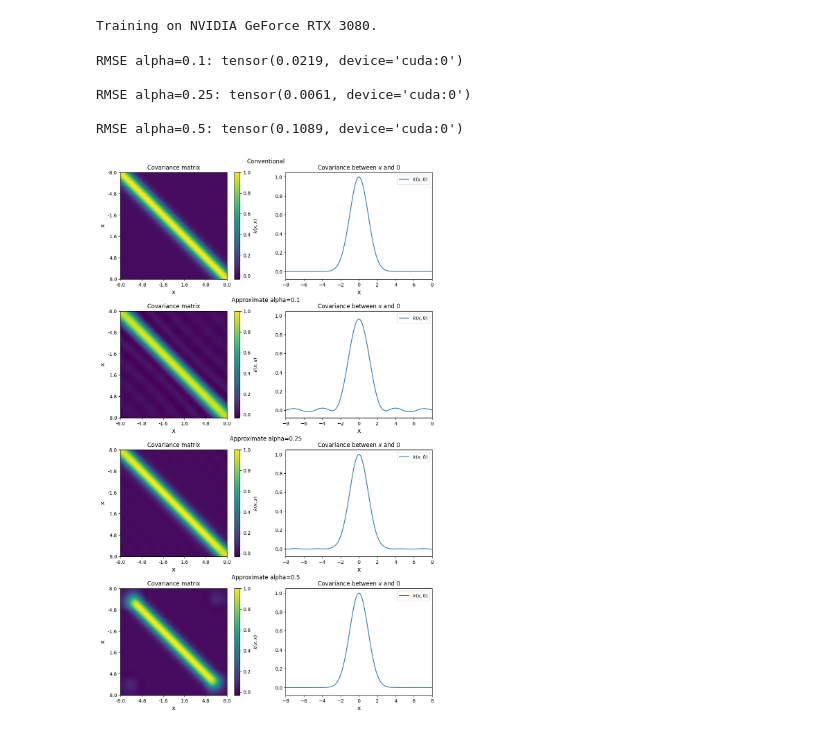
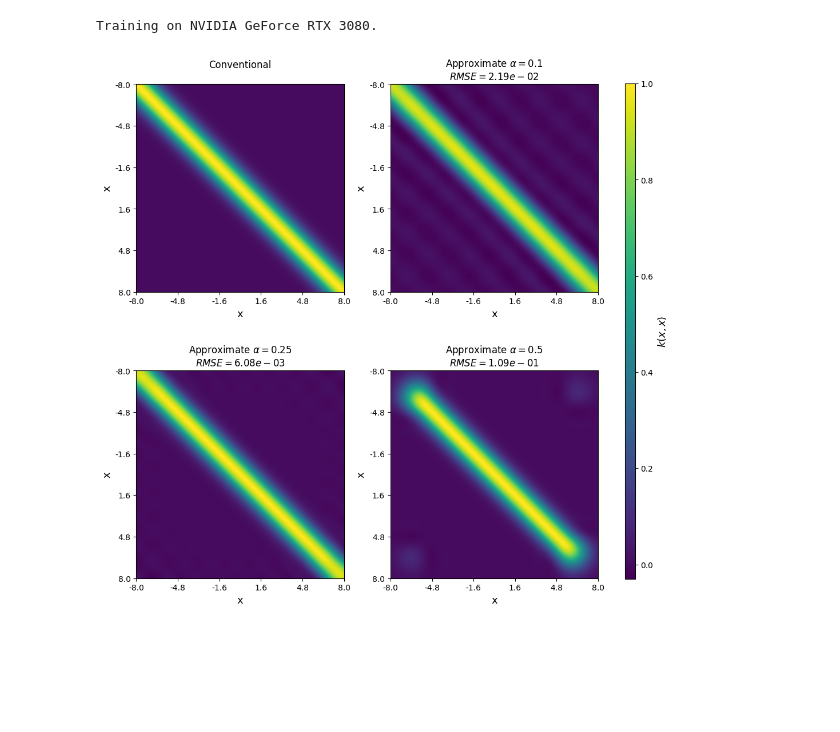
Before and after one commit to Cef0PT/famgpytorch, a Jupyter notebook: playground/visualising_alpha_value.ipynb, the cells around one changed output. Cells and saved outputs as stored; diff of their text form; code cells hidden in the pictures; blank space fills up the shorter version.

Commit message:
plot covar matrix for three different alpha values

```diff
--- a/playground/visualising_alpha_value.ipynb
+++ b/playground/visualising_alpha_value.ipynb
@@ -59,66 +59,56 @@ approx_model.covar_module.lengthscale = 1
 # %%
 with torch.no_grad():
     conv_f_train = conv_model(train_x)
     conv_train_covar = conv_f_train.covariance_matrix
 
     approx_model.covar_module.alpha = 0.1
     approx_f_train_0_1 = approx_model(train_x)
     approx_train_covar_0_1 = approx_f_train_0_1.covariance_matrix
 
     approx_model.covar_module.alpha = 0.25
     approx_f_train_0_25 = approx_model(train_x)
     approx_train_covar_0_25 = approx_f_train_0_25.covariance_matrix
 
     approx_model.covar_module.alpha = 0.5
     approx_f_train_0_5 = approx_model(train_x)
     approx_train_covar_0_5 = approx_f_train_0_5.covariance_matrix
 
-    rmse = torch.sqrt(torch.mean((conv_train_covar - approx_train_covar_0_1)**2))
-    print("\nRMSE alpha=0.1:", rmse)
-    rmse = torch.sqrt(torch.mean((conv_train_covar - approx_train_covar_0_25)**2))
-    print("\nRMSE alpha=0.25:", rmse)
-    rmse = torch.sqrt(torch.mean((conv_train_covar - approx_train_covar_0_5)**2))
-    print("\nRMSE alpha=0.5:", rmse)
+    rmse_0_1 = torch.sqrt(torch.mean((conv_train_covar - approx_train_covar_0_1)**2))
+    rmse_0_25 = torch.sqrt(torch.mean((conv_train_covar - approx_train_covar_0_25)**2))
+    rmse_0_5 = torch.sqrt(torch.mean((conv_train_covar - approx_train_covar_0_5)**2))
 
-    # plot resulting covariance matrix
-    fig = plt.figure(figsize=(12, 16))
-    subfigs = fig.subfigures(4, 1) #, hspace=0.06)
-    subfigs[0].suptitle("Conventional")
-    subfigs[1].suptitle("Approximate alpha=0.1")
-    subfigs[2].suptitle("Approximate alpha=0.25")
-    subfigs[3].suptitle("Approximate alpha=0.5")
+    fig, axs = plt.subplots(2, 2, figsize=(10, 10), layout='constrained')
     vmin = torch.min(torch.cat((conv_train_covar, approx_train_covar_0_1, approx_train_covar_0_25, approx_train_covar_0_5))).item()
     vmax = torch.max(torch.cat((conv_train_covar, approx_train_covar_0_1, approx_train_covar_0_25, approx_train_covar_0_5))).item()
-    for row, covar in enumerate([
-        conv_train_covar.to('cpu'),
-        approx_train_covar_0_1.to('cpu'),
-        approx_train_covar_0_25.to('cpu'),
-        approx_train_covar_0_5.to('cpu')
-    ]):
-        ax1, ax2 = subfigs[row].subplots(1, 2)
 
-        im = ax1.imshow(covar.numpy(), cmap=plt.colormaps['viridis'], vmin=vmin, vmax=vmax)
-        cbar = plt.colorbar(im, ax=ax1)
-        cbar.ax.set_ylabel('$k(x,x)$', fontsize=10)
-        ax1.set_title("Covariance matrix")
-        ax1.set_xlabel('x', fontsize=13)
-        ax1.set_ylabel('x', fontsize=13)
-        ax1.set_xticks(np.linspace(0, nb_training_points - 1, min(nb_training_points, 6)))
-        ax1.set_yticks(np.linspace(0, nb_training_points - 1, min(nb_training_points, 6)))
-        ax1.set_xticklabels(np.round(np.linspace(x_min, x_max, min(nb_training_points, 6)), 2))
-        ax1.set_yticklabels(np.round(np.linspace(x_min, x_max, min(nb_training_points, 6)), 2))
-        ax1.grid(False)
+    for ax, covar, title in zip(
+        axs.reshape(4),
+        [
+            conv_train_covar.to('cpu'),
+            approx_train_covar_0_1.to('cpu'),
+            approx_train_covar_0_25.to('cpu'),
+            approx_train_covar_0_5.to('cpu')
+        ],
+        [
+            "Conventional\n",
+            f"Approximate $\\alpha = 0.1$\n$RMSE = {rmse_0_1.item():.2e}$",
+            f"Approximate $\\alpha = 0.25$\n$RMSE = {rmse_0_25.item():.2e}$",
+            f"Approximate $\\alpha = 0.5$\n$RMSE = {rmse_0_5.item():.2e}$"
+        ]
+    ):
+        im = ax.imshow(covar.numpy(), cmap=plt.colormaps['viridis'], vmin=vmin, vmax=vmax)
 
-        ax2.plot(train_x.to('cpu').numpy(), covar.numpy()[:,nb_training_points // 2], label='$k(x,0)$')
-        ax2.set_xlabel('x', fontsize=13)
-        ax2.set_title('Covariance between $x$ and $0$')
-        ax2.set_xlim([x_min, x_max])
-        ax2.set_ylim([vmin-0.05, vmax+0.05])
-        ax2.legend(loc=1)
+        ax.set_title(title)
+        ax.set_xlabel('x', fontsize=13)
+        ax.set_ylabel('x', fontsize=13)
+        ax.set_xticks(np.linspace(0, nb_training_points - 1, min(nb_training_points, 6)))
+        ax.set_yticks(np.linspace(0, nb_training_points - 1, min(nb_training_points, 6)))
+        ax.set_xticklabels(np.round(np.linspace(x_min, x_max, min(nb_training_points, 6)), 2))
+        ax.set_yticklabels(np.round(np.linspace(x_min, x_max, min(nb_training_points, 6)), 2))
+        ax.grid(False)
+
+
+    cbar = fig.colorbar(im, ax=axs[:, 1], pad=0.1, aspect=50, shrink=0.906)
+    cbar.ax.set_ylabel('$k(x,x)$', fontsize=13)
 # %% [output]
-RMSE alpha=0.1: tensor(0.0219, device='cuda:0')
-
-RMSE alpha=0.25: tensor(0.0061, device='cuda:0')
-
-RMSE alpha=0.5: tensor(0.1089, device='cuda:0')
-[figure, old version]
+[figure, new version]
```
